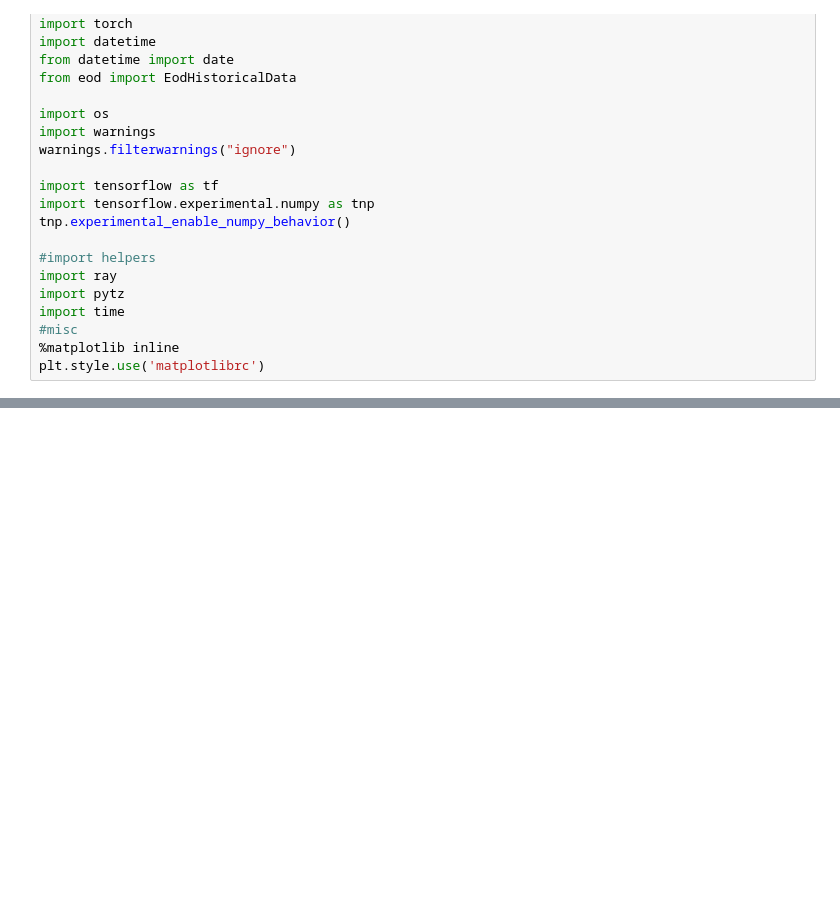
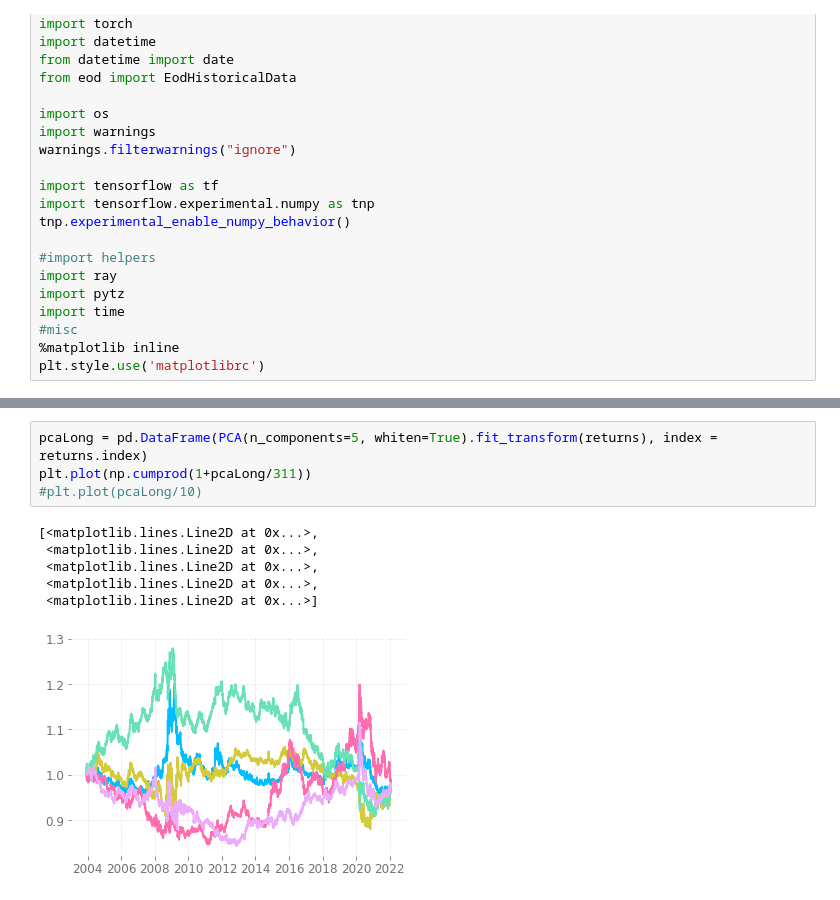
Before and after one commit to genPerms/dlsa-public, a Jupyter notebook: cnnTransTestbed.ipynb, the cells around one changed output, grey strips where cells are left out. Drawn from its saved outputs; the diff is of its cells as text; blank space fills up the shorter version.

```diff
--- a/cnnTransTestbed.ipynb
+++ b/cnnTransTestbed.ipynb
@@ -68,0 +235,11 @@ plt.style.use('matplotlibrc')
+# %%
+pcaLong = pd.DataFrame(PCA(n_components=5, whiten=True).fit_transform(returns), index = returns.index)
+plt.plot(np.cumprod(1+pcaLong/311))
+#plt.plot(pcaLong/10)
+# %% [output]
+[<matplotlib.lines.Line2D at 0x...>,
+ <matplotlib.lines.Line2D at 0x...>,
+ <matplotlib.lines.Line2D at 0x...>,
+ <matplotlib.lines.Line2D at 0x...>,
+ <matplotlib.lines.Line2D at 0x...>]
+[figure, added]
```
Also changed, not shown: parts of 52 cells of this notebook, 35 other files.
